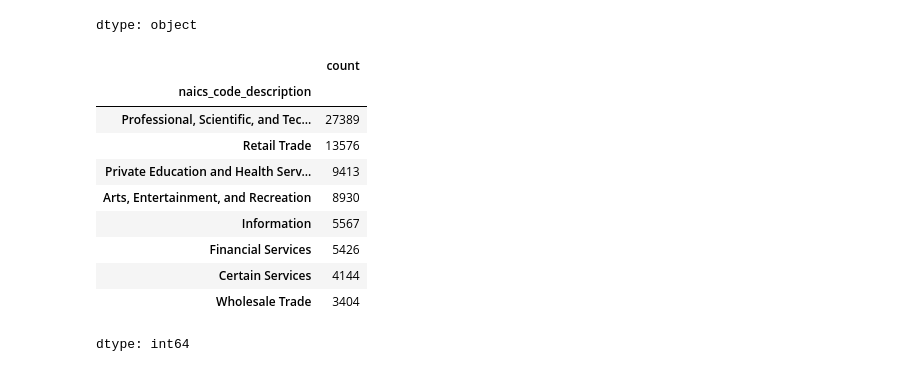
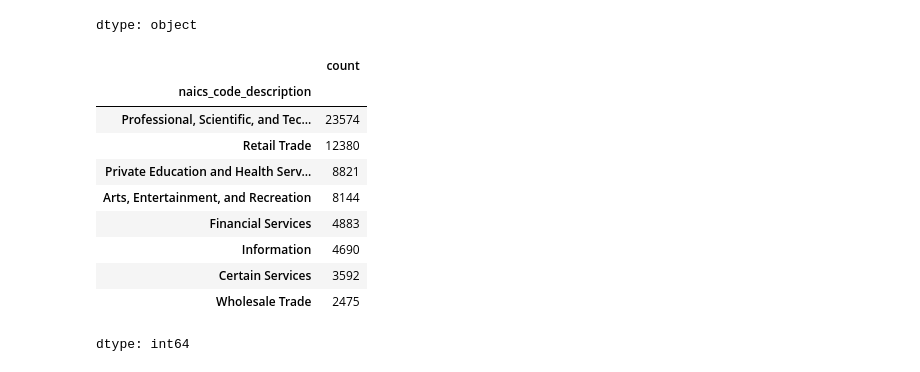
Before and after one commit to miaflynn/CYPLAN255-Final-Project, a Jupyter notebook: cleaning1.ipynb, the cells around one changed output. Cells and saved outputs as stored; diff of their text form; code cells hidden in the pictures.

```diff
--- a/cleaning1.ipynb
+++ b/cleaning1.ipynb
@@ -338,10 +338,10 @@ dtype: int64
 # %%
 #filter for location end dates 2016 onwards and businesses without end dates (still open)
 
-df['location_end_date'] = pd.to_datetime(df['location_end_date'], errors='coerce')
+gdf_sf['location_end_date'] = pd.to_datetime(gdf_sf['location_end_date'], errors='coerce')
 
-filtered_df = df[
-    (df['location_end_date'].dt.year >= 2016) | (df['location_end_date'].isna())
+filtered_gdf = gdf_sf[
+    (gdf_sf['location_end_date'].dt.year >= 2016) | (gdf_sf['location_end_date'].isna())
 ]
 # %%
 # quick sanity check on filtered values
@@ -390,20 +390,20 @@ dtype: object
 # %%
 #filtering for naics categories of interest (still need to figure out how to include rows that contain these codes in the multiple column ) -Mia
 
 target_codes = ['5400-5499', '4400-4599', '6100-6299', '7100-7199','5210-5239', '5100-5199', '8100-8139', '4200-4299']
 
-filtered_df = df[df['naics_code'].isin(target_codes)]
+filtered_gdf = gdf_sf[gdf_sf['naics_code'].isin(target_codes)]
 
-filtered_df['naics_code_description'].value_counts()
+filtered_gdf['naics_code_description'].value_counts()
 # %% [output]
 |  | count |
 | naics_code_description |  |
-| Professional, Scientific, and Tec... | 27389 |
-| Retail Trade | 13576 |
-| Private Education and Health Serv... | 9413 |
-| Arts, Entertainment, and Recreation | 8930 |
-| Information | 5567 |
-| Financial Services | 5426 |
-| Certain Services | 4144 |
-| Wholesale Trade | 3404 |
+| Professional, Scientific, and Tec... | 23574 |
+| Retail Trade | 12380 |
+| Private Education and Health Serv... | 8821 |
+| Arts, Entertainment, and Recreation | 8144 |
+| Financial Services | 4883 |
+| Information | 4690 |
+| Certain Services | 3592 |
+| Wholesale Trade | 2475 |
 dtype: int64
```
Also changed, not shown: parts of 6 cells of this notebook.
